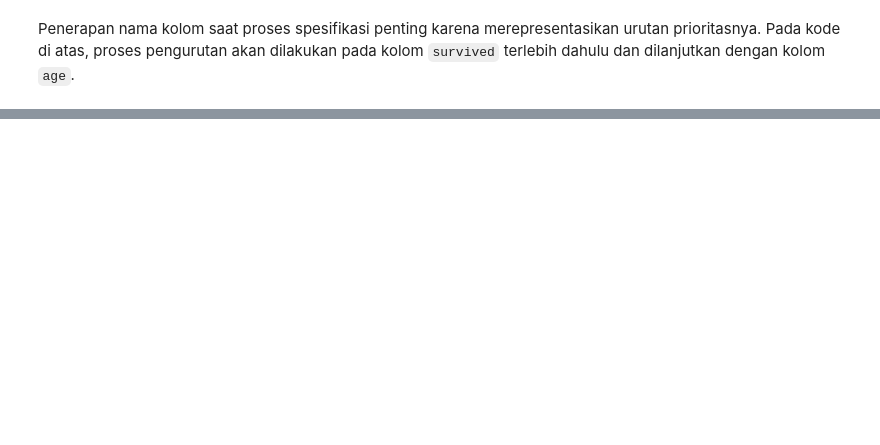
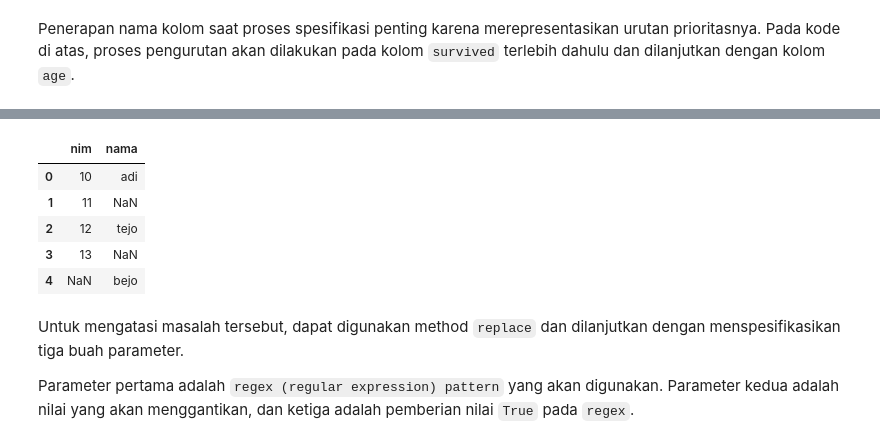
Before and after one commit to medievalgoose/pandas, a Jupyter notebook: Pandas-Week11.ipynb, the cells around one changed output, grey strips where cells are left out. Cells and saved outputs as stored; diff of their text form; code cells hidden in the pictures; blank space fills up the shorter version.

```diff
--- a/Pandas-Week11.ipynb
+++ b/Pandas-Week11.ipynb
@@ -105,0 +155,14 @@ Penerapan nama kolom saat proses spesifikasi penting karena merepresentasikan ur
+# %%
+df = df.replace(r'^\s*$', np.nan, regex=True)
+df
+# %% [output]
+|  | nim | nama |
+| 0 | 10 | adi |
+| 1 | 11 | NaN |
+| 2 | 12 | tejo |
+| 3 | 13 | NaN |
+| 4 | NaN | bejo |
+# %% [markdown]
+Untuk mengatasi masalah tersebut, dapat digunakan method `replace` dan dilanjutkan dengan menspesifikasikan tiga buah parameter.
+
+Parameter pertama adalah `regex (regular expression) pattern`  yang akan digunakan. Parameter kedua adalah nilai yang akan menggantikan, dan ketiga adalah pemberian nilai `True` pada `regex`.
```
Also changed, not shown: parts of 11 cells of this notebook.
